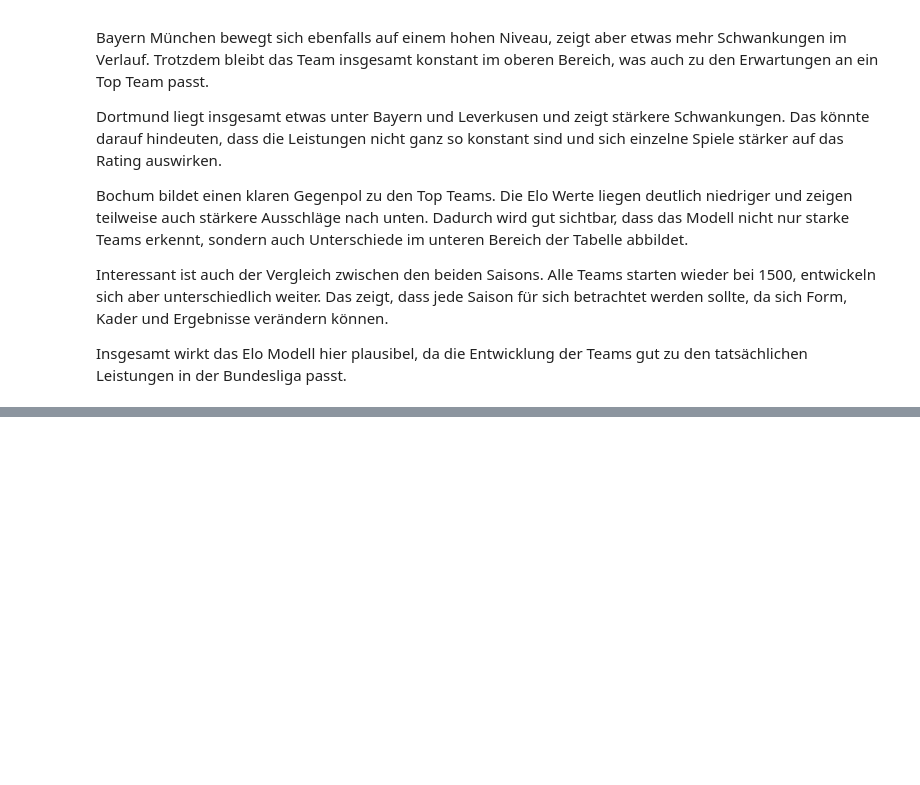
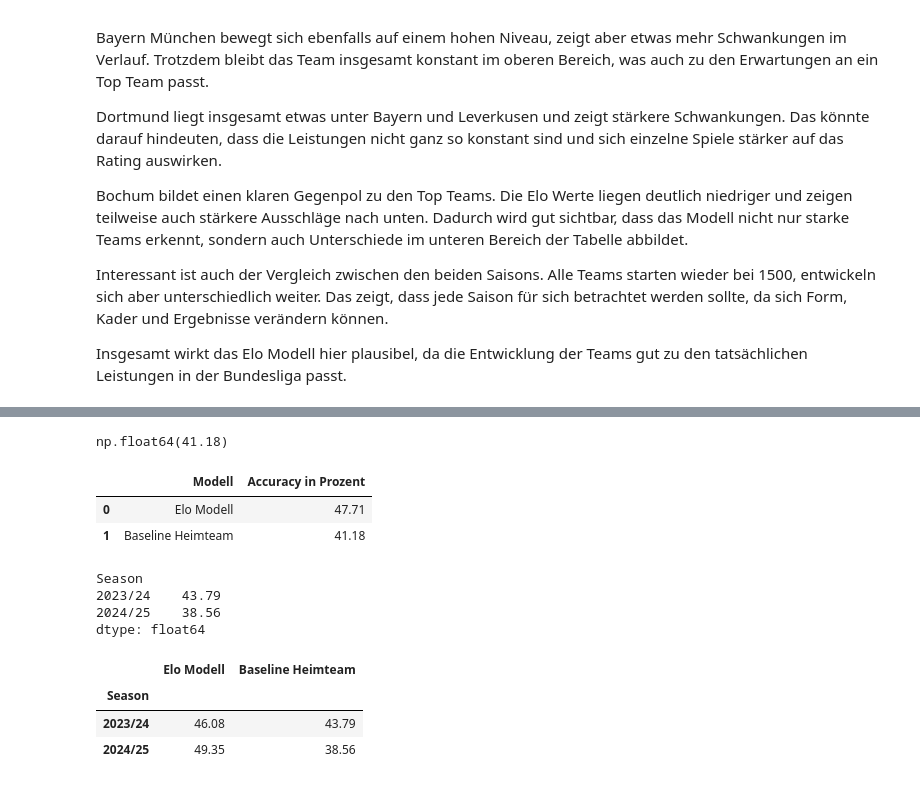
Before and after one commit to Berkedmy/Final_Projekt, a Jupyter notebook: notebooks/01_data_check.ipynb, the cells around one changed output, grey strips where cells are left out. Drawn from its saved outputs; the diff is of its cells as text; code cells hidden in the pictures; blank space fills up the shorter version.

```diff
--- a/notebooks/01_data_check.ipynb
+++ b/notebooks/01_data_check.ipynb
@@ -1023,0 +1055,8 @@ Insgesamt wirkt das Elo Modell hier plausibel, da die Entwicklung der Teams gut
+# %%
+season_accuracy = (
+    df.groupby("Season")
+    .apply(lambda x: (x["Predicted"] == x["FTR"]).mean() * 100)
+    .round(2)
+)
+
+season_accuracy
@@ -1023,0 +1080,44 @@ Insgesamt wirkt das Elo Modell hier plausibel, da die Entwicklung der Teams gut
+# %%
+baseline_accuracy = (df["Baseline"] == df["FTR"]).mean()
+
+baseline_accuracy_percent = round(baseline_accuracy * 100, 2)
+
+baseline_accuracy_percent
+# %% [output]
+np.float64(41.18)
+# %%
+comparison_table = pd.DataFrame({
+    "Modell": ["Elo Modell", "Baseline Heimteam"],
+    "Accuracy in Prozent": [accuracy_percent, baseline_accuracy_percent]
+})
+
+comparison_table
+# %% [output]
+|  | Modell | Accuracy in Prozent |
+| 0 | Elo Modell | 47.71 |
+| 1 | Baseline Heimteam | 41.18 |
+# %%
+baseline_season_accuracy = (
+    df.groupby("Season")
+    .apply(lambda x: (x["Baseline"] == x["FTR"]).mean() * 100)
+    .round(2)
+)
+
+baseline_season_accuracy
+# %% [output]
+Season
+2023/24    43.79
+2024/25    38.56
+dtype: float64
+# %%
+season_comparison = pd.DataFrame({
+    "Elo Modell": season_accuracy,
+    "Baseline Heimteam": baseline_season_accuracy
+})
+
+season_comparison
+# %% [output]
+|  | Elo Modell | Baseline Heimteam |
+| Season |  |  |
+| 2023/24 | 46.08 | 43.79 |
+| 2024/25 | 49.35 | 38.56 |
```
Also changed, not shown: parts of 17 cells of this notebook.
